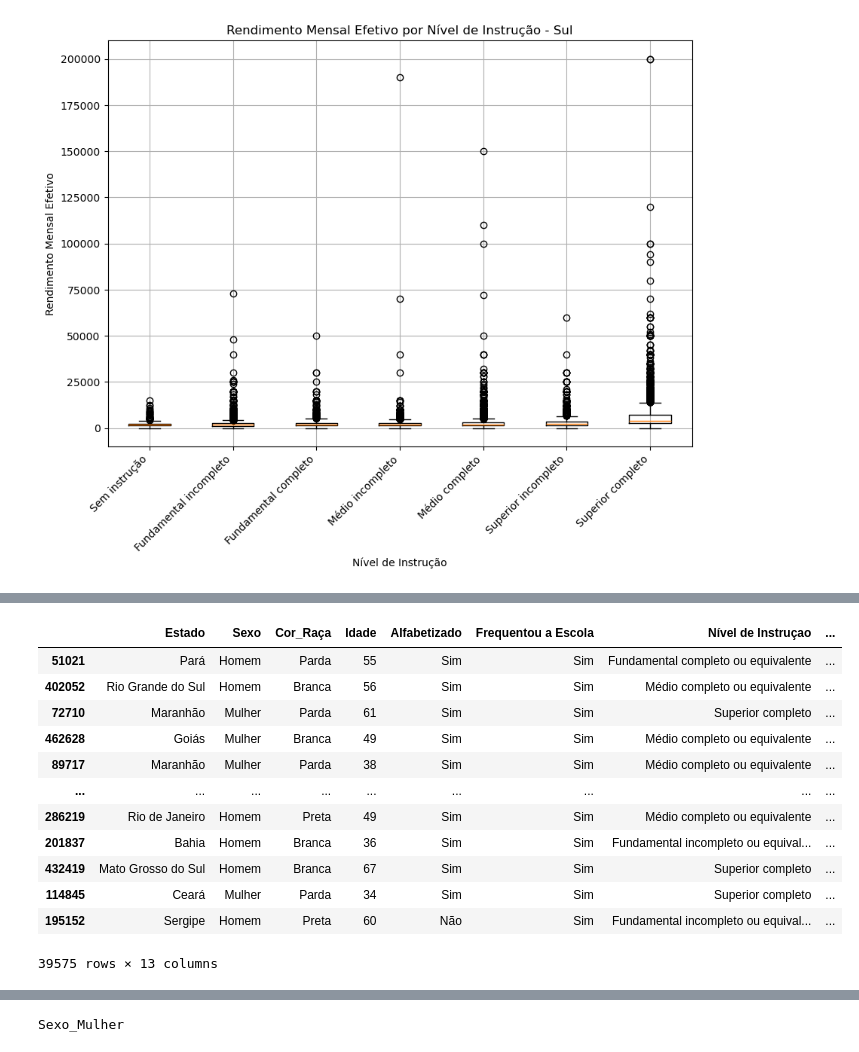
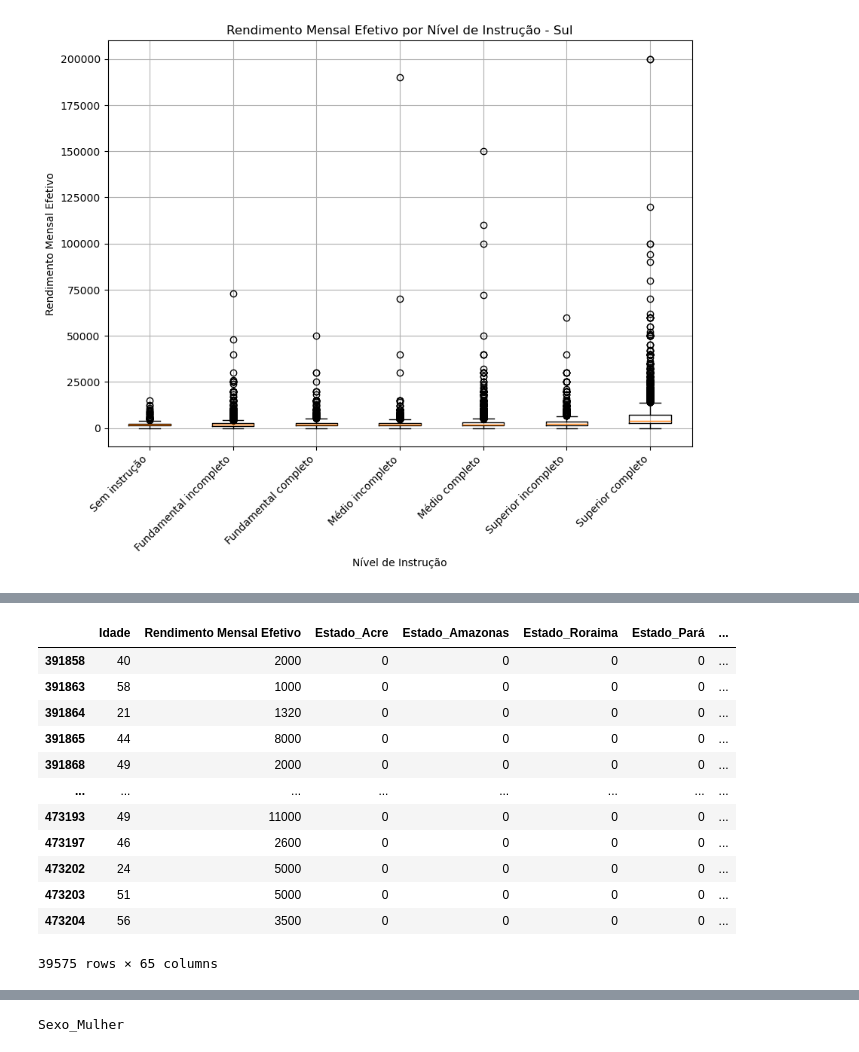
Before and after one commit to Dnimf/cdadosp3, a Jupyter notebook: Projeto_3 (2).ipynb, the cells around one changed output, grey strips where cells are left out. Cells and saved outputs as stored; diff of their text form; code cells hidden in the pictures.

```diff
--- a/Projeto_3 (2).ipynb
+++ b/Projeto_3 (2).ipynb
@@ -516,24 +545,24 @@ plt.show()
 # %%
 tamanho=len(dados_colunas)
 tamanho_treino=len(dados_colunas)*0.8
 dados_colunas2=dados_colunas.sample(int(tamanho))
-dados_colunas_treino=dados_colunas2.iloc[:int(tamanho_treino)]
-dados_colunas_teste=dados_colunas2.iloc[int(tamanho_treino):tamanho]
+dados_colunas_treino=dados_colunas4.iloc[:int(tamanho_treino)]
+dados_colunas_teste=dados_colunas4.iloc[int(tamanho_treino):tamanho]
 dados_colunas_teste
 # %% [output]
-|  | Estado | Sexo | Cor_Raça | Idade | Alfabetizado | Frequentou a Escola | Nível de Instruçao | ... |
-| 51021 | Pará | Homem | Parda | 55 | Sim | Sim | Fundamental completo ou equivalente | ... |
-| 402052 | Rio Grande do Sul | Homem | Branca | 56 | Sim | Sim | Médio completo ou equivalente | ... |
-| 72710 | Maranhão | Mulher | Parda | 61 | Sim | Sim | Superior completo | ... |
-| 462628 | Goiás | Mulher | Branca | 49 | Sim | Sim | Médio completo ou equivalente | ... |
-| 89717 | Maranhão | Mulher | Parda | 38 | Sim | Sim | Médio completo ou equivalente | ... |
-| ... | ... | ... | ... | ... | ... | ... | ... | ... |
-| 286219 | Rio de Janeiro | Homem | Preta | 49 | Sim | Sim | Médio completo ou equivalente | ... |
-| 201837 | Bahia | Homem | Branca | 36 | Sim | Sim | Fundamental incompleto ou equival... | ... |
-| 432419 | Mato Grosso do Sul | Homem | Branca | 67 | Sim | Sim | Superior completo | ... |
-| 114845 | Ceará | Mulher | Parda | 34 | Sim | Sim | Superior completo | ... |
-| 195152 | Sergipe | Homem | Preta | 60 | Não | Sim | Fundamental incompleto ou equival... | ... |
+|  | Idade | Rendimento Mensal Efetivo | Estado_Acre | Estado_Amazonas | Estado_Roraima | Estado_Pará | ... |
+| 391858 | 40 | 2000 | 0 | 0 | 0 | 0 | ... |
+| 391863 | 58 | 1000 | 0 | 0 | 0 | 0 | ... |
+| 391864 | 21 | 1320 | 0 | 0 | 0 | 0 | ... |
+| 391865 | 44 | 8000 | 0 | 0 | 0 | 0 | ... |
+| 391868 | 49 | 2000 | 0 | 0 | 0 | 0 | ... |
+| ... | ... | ... | ... | ... | ... | ... | ... |
+| 473193 | 49 | 11000 | 0 | 0 | 0 | 0 | ... |
+| 473197 | 46 | 2600 | 0 | 0 | 0 | 0 | ... |
+| 473202 | 24 | 5000 | 0 | 0 | 0 | 0 | ... |
+| 473203 | 51 | 5000 | 0 | 0 | 0 | 0 | ... |
+| 473204 | 56 | 3500 | 0 | 0 | 0 | 0 | ... |
-39575 rows × 13 columns
+39575 rows × 65 columns
 # %%
 dados_colunas_treino
 # %% [output]
```
Also changed, not shown: parts of 7 cells of this notebook.
